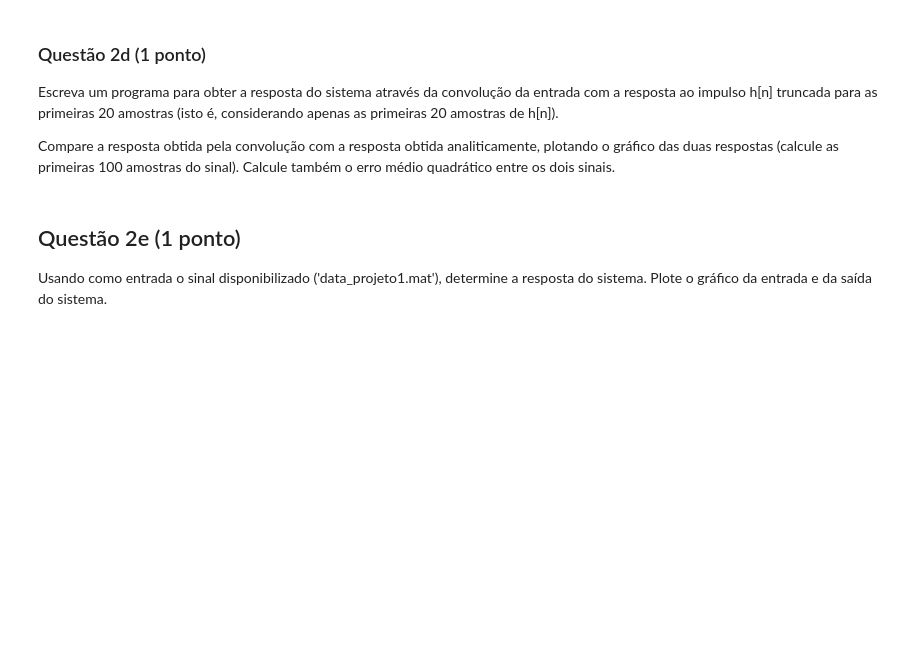
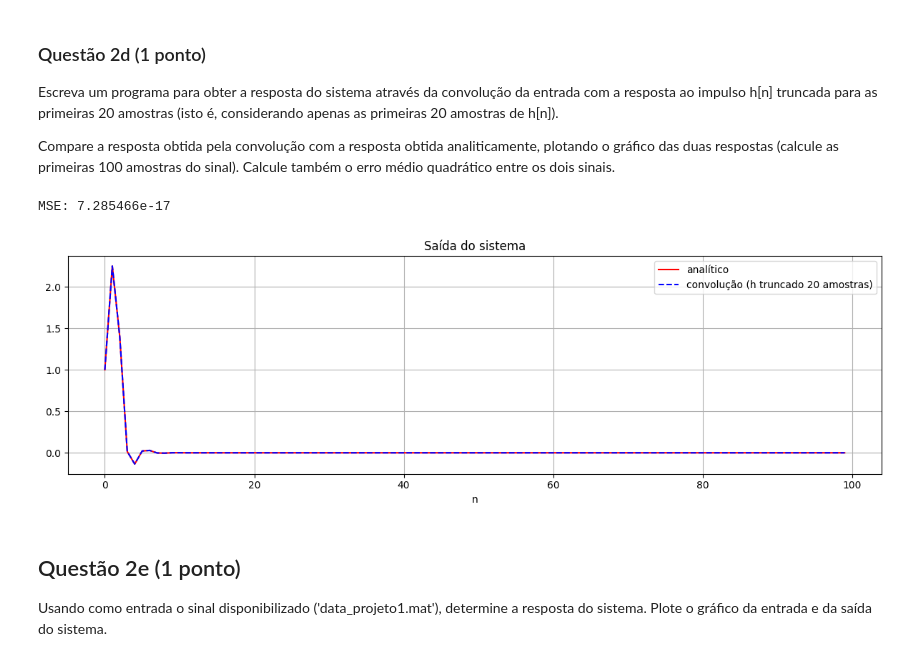
Before and after one commit to RaulMyron/sstd_unb, a Jupyter notebook: Projeto_1/projeto1.ipynb, the cells around one changed output. Drawn from its saved outputs; the diff is of its cells as text; code cells hidden in the pictures; blank space fills up the shorter version.

```diff
--- a/Projeto_1/projeto1.ipynb
+++ b/Projeto_1/projeto1.ipynb
@@ -94,3 +267,31 @@ Compare a resposta obtida pela convolução com a resposta obtida analiticamente
+# %%
+### Código da questão 2d.
+
+
+ns = np.arange(N)
+x_entrada = (1.0 / 4.0) ** ns
+
+h_truncado = h_iter[:20]
+y_conv = np.convolve(x_entrada, h_truncado)[:N]
+
+# resposta de referência
+y_ref = sig.lfilter(b_coef, a_coef, x_entrada)
+
+mse_2d = np.mean((y_conv - y_ref) ** 2)
+print(f"MSE: {mse_2d:.6e}")
+
+plt.figure(figsize=(12, 4))
+plt.plot(ns, y_ref, 'r-', label='analítico', linewidth=1.5)
+plt.plot(ns, y_conv, 'b--', label='convolução (h truncado 20 amostras)')
+plt.title("Saída do sistema")
+plt.xlabel("n")
+plt.legend()
+plt.grid(True)
+plt.tight_layout()
+plt.show()
+# %% [output]
+MSE: 7.285466e-17
+[figure, added]
 # %% [markdown]
 ## Questão 2e (1 ponto)
 
```
Also changed, not shown: parts of 24 cells of this notebook, 2 other files.
